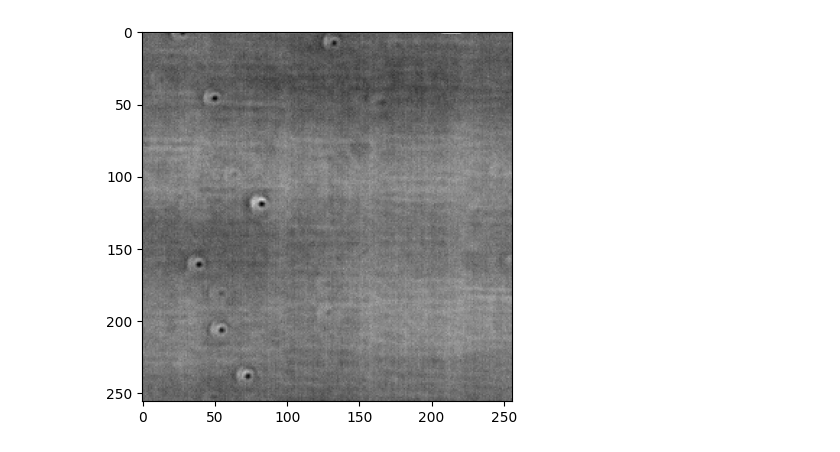
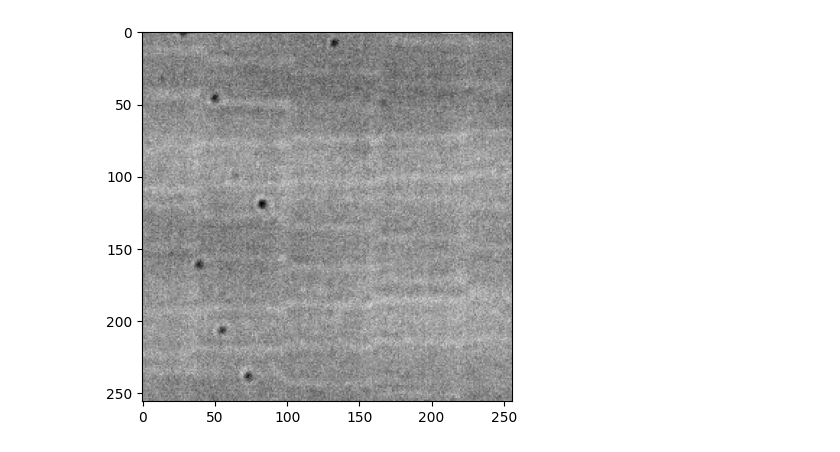
Before and after one commit to zakaria-narjis/iScat-diffusion, a Jupyter notebook: notebooks/test.ipynb, the cells around one changed output. Drawn from its saved outputs; the diff is of its cells as text; code cells hidden in the pictures.

```diff
--- a/notebooks/test.ipynb
+++ b/notebooks/test.ipynb
@@ -12,8 +12,8 @@ config = load_config(config_path)
 data = iScatDataset(
         hdf5_path=config["data"]["dataset_folder_path"],
         classes=config["data"]["fluo_masks_indices"],
-        chunk_size=config["data"]["z_chunk_size"],
-        normalize="zscore",
+        chunk_size=201,
+        normalize="global_zscore",
         multi_class=config["data"]["multi_class"],
         one_hot_encode=config["data"]["one_hot_encode"],
         apply_augmentation=False,
@@ -21,7 +21,7 @@ data = iScatDataset(
 # %%
 img, mask = data[3]
 from matplotlib import pyplot as plt
-plt.imshow(img[15], cmap='gray')
+plt.imshow(img[0], cmap='gray')
 plt.show()
 # %% [output]
-[figure, old version]
+[figure, new version]
```
Also changed, not shown: parts of 8 cells of this notebook, 18 other files.
